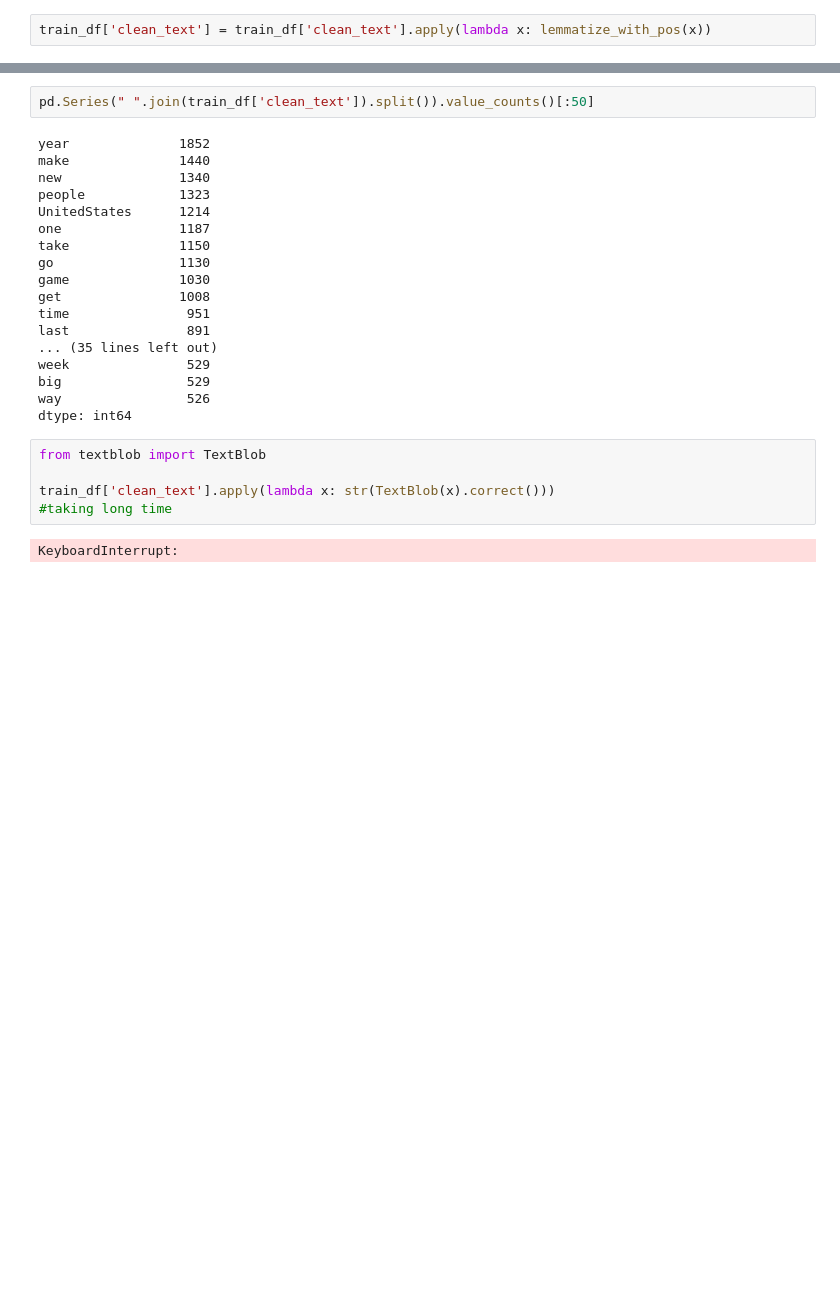
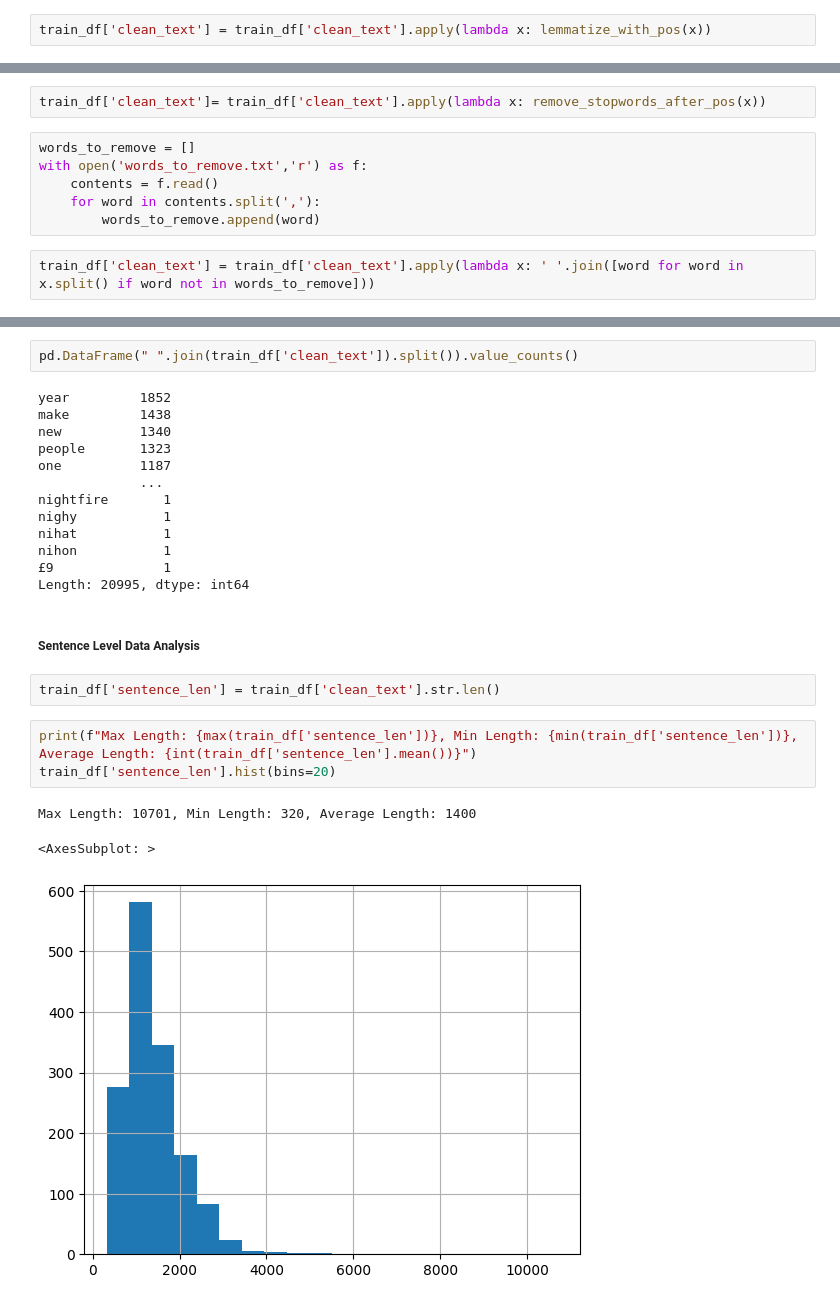
Before and after one commit to VinodKumarJodu/news-article-classification, a Jupyter notebook: notebooks/eda.ipynb, the cells around one changed output, grey strips where cells are left out. Saved outputs shown, nothing was run; the diff lists cells and outputs as text; blank space fills up the shorter version.

```diff
--- a/notebooks/eda.ipynb
+++ b/notebooks/eda.ipynb
@@ -194,0 +189,10 @@ train_df['clean_text'][4]
+# %%
+train_df['clean_text']= train_df['clean_text'].apply(lambda x: remove_stopwords_after_pos(x))
+# %%
+words_to_remove = []
+with open('words_to_remove.txt','r') as f:
+    contents = f.read()
+    for word in contents.split(','):
+        words_to_remove.append(word)
+# %%
+train_df['clean_text'] = train_df['clean_text'].apply(lambda x: ' '.join([word for word in x.split() if word not in words_to_remove]))
@@ -195,27 +204,26 @@ train_df['clean_text'][4]
 # %%
-pd.Series(" ".join(train_df['clean_text']).split()).value_counts()[:50]
+pd.DataFrame(" ".join(train_df['clean_text']).split()).value_counts()
 # %% [output]
-year              1852
-make              1440
-new               1340
-people            1323
-UnitedStates      1214
-one               1187
-take              1150
-go                1130
-game              1030
-get               1008
-time               951
-last               891
-... (35 lines left out)
-week               529
-big                529
-way                526
-dtype: int64
+year         1852
+make         1438
+new          1340
+people       1323
+one          1187
+             ...
+nightfire       1
+nighy           1
+nihat           1
+nihon           1
+£9              1
+Length: 20995, dtype: int64
-# %%
-from textblob import TextBlob
-
-train_df['clean_text'].apply(lambda x: str(TextBlob(x).correct()))
-#taking long time
-# %% [output]
-KeyboardInterrupt:
+# %% [markdown]
+##### **Sentence Level Data Analysis**
+# %%
+train_df['sentence_len'] = train_df['clean_text'].str.len()
+# %%
+print(f"Max Length: {max(train_df['sentence_len'])}, Min Length: {min(train_df['sentence_len'])}, Average Length: {int(train_df['sentence_len'].mean())}")
+train_df['sentence_len'].hist(bins=20)
+# %% [output]
+Max Length: 10701, Min Length: 320, Average Length: 1400
+<AxesSubplot: >
+[figure, added]
```
Also changed, not shown: parts of 39 cells of this notebook, 10 other files.
